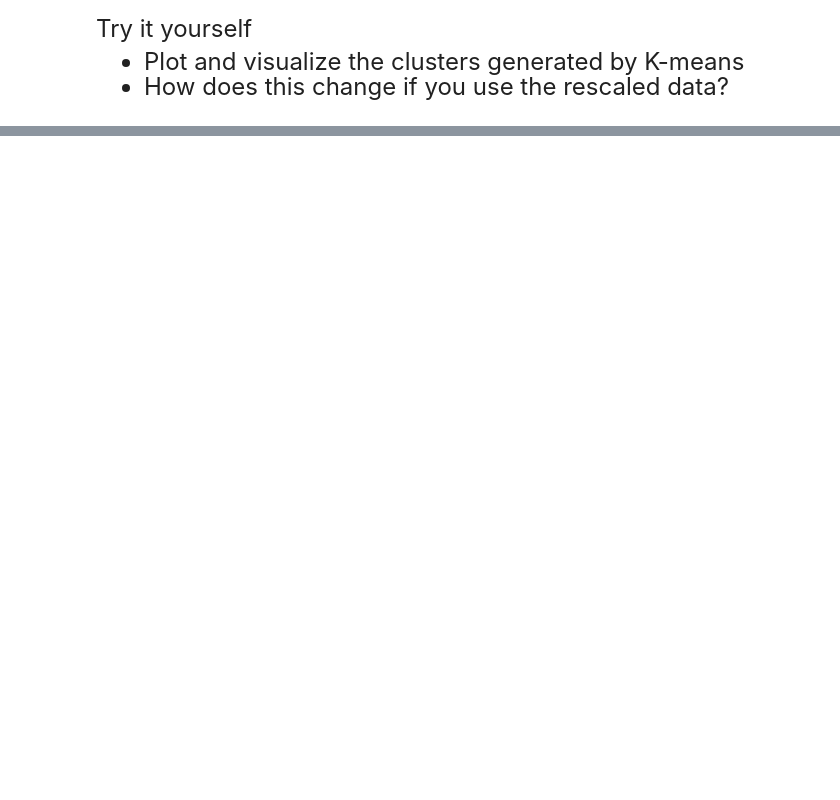
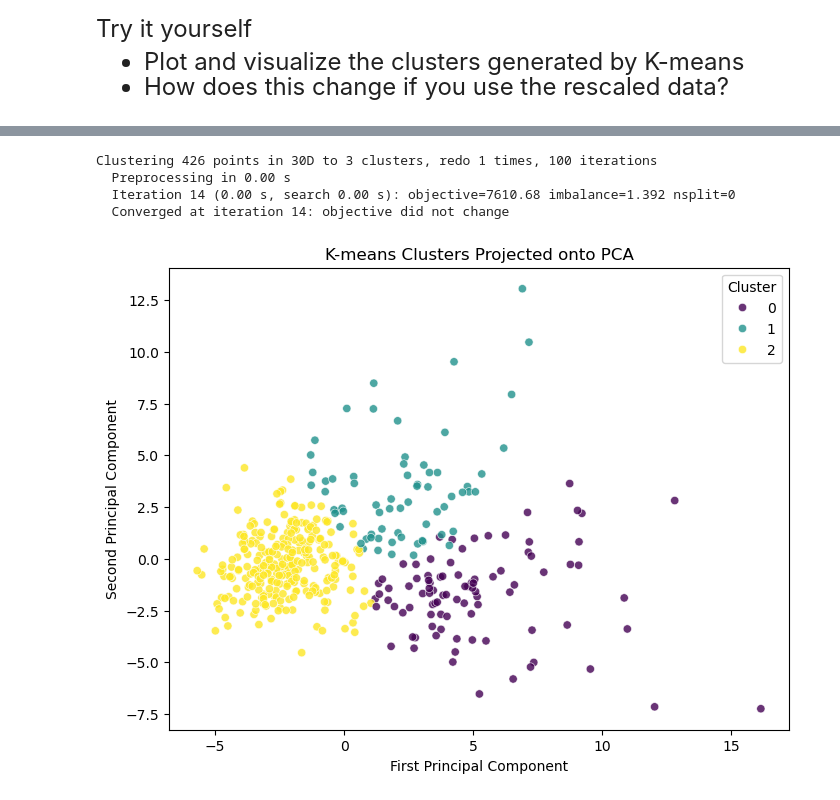
Before and after one commit to amanda-midd/datasci530fall2026, a Jupyter notebook: Lecture 17/Lecture 18 - PCA and K-means clustering.ipynb, the cells around one changed output, grey strips where cells are left out. Saved outputs shown, nothing was run; the diff lists cells and outputs as text; code cells hidden in the pictures; blank space fills up the shorter version.

```diff
--- a/Lecture 17/Lecture 18 - PCA and K-means clustering.ipynb
+++ b/Lecture 17/Lecture 18 - PCA and K-means clustering.ipynb
@@ -305,0 +417,45 @@ Try it yourself
+# %%
+# Write your own code
+
+scaler_train = preprocessing.StandardScaler().fit(X_train)
+
+# Apply scaler function
+X_train_scale = scaler_train.transform(X_train)
+X_pca = pca.transform(X_train_scale)
+
+# Convert to float
+Xtilde_scale = np.float32(X_train_scale)
+kmeans.train(Xtilde_scale)
+
+# Assign observations to clusters
+results_scale = kmeans.index.search(X_train_scale, 1)
+
+# This computes the cluster membership
+indexes_train_scale = results_scale[1]
+#indexes_train
+
+cluster_labels = indexes_train_scale.ravel()
+
+fig, ax = plt.subplots(figsize=(8, 6))
+sns.scatterplot(
+    x=X_pca[:, 0],
+    y=X_pca[:, 1],
+    hue=cluster_labels,
+    palette="viridis",
+    alpha=0.8,
+    ax=ax
+)
+
+ax.set(
+    xlabel="First Principal Component",
+    ylabel="Second Principal Component",
+    title="K-means Clusters Projected onto PCA"
+)
+ax.legend(title="Cluster")
+plt.show()
+# %% [output]
+Clustering 426 points in 30D to 3 clusters, redo 1 times, 100 iterations
+  Preprocessing in 0.00 s
+  Iteration 14 (0.00 s, search 0.00 s): objective=7610.68 imbalance=1.392 nsplit=0
+  Converged at iteration 14: objective did not change
+[figure, added]
```
Also changed, not shown: parts of 12 cells of this notebook.
